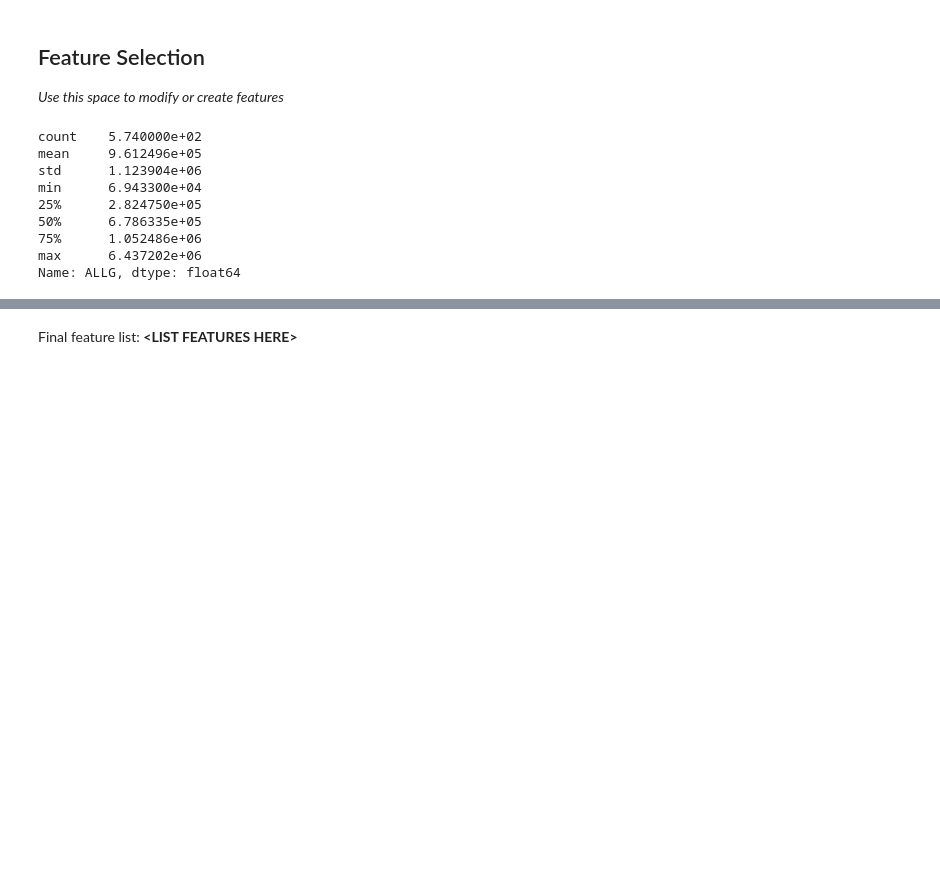
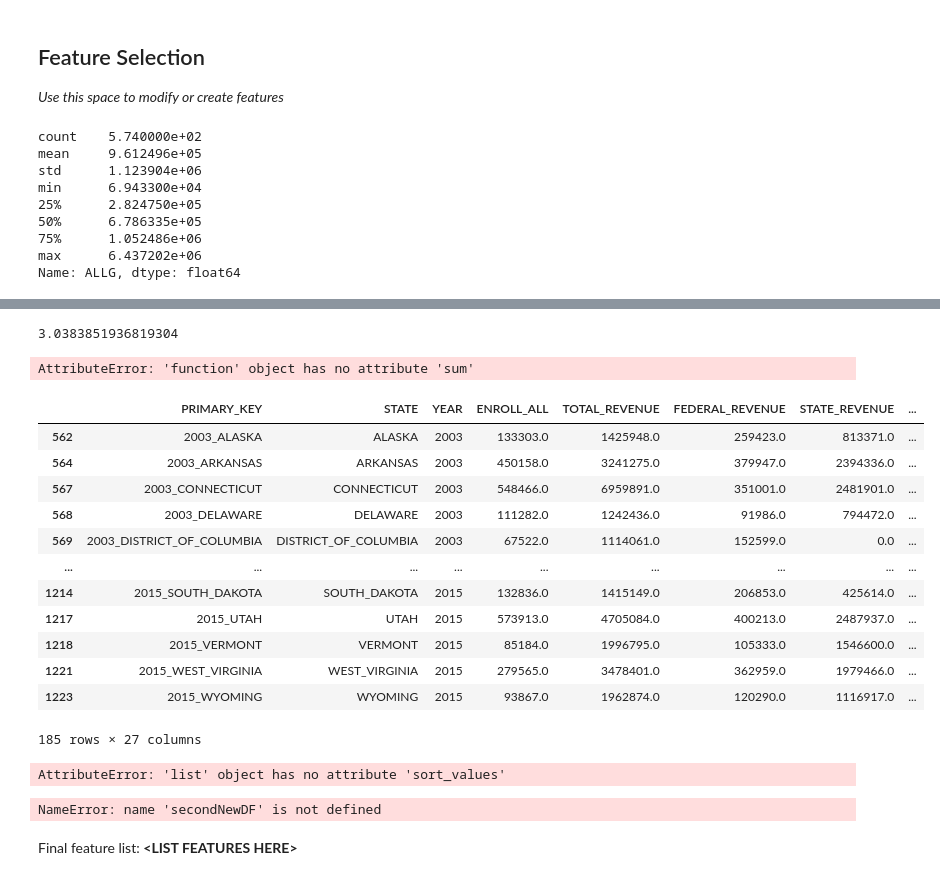
Before and after one commit to samriddhig/mdst_workshops, a Jupyter notebook: Workshop3/checkpoint3.ipynb, the cells around one changed output, grey strips where cells are left out. Saved outputs shown, nothing was run; the diff lists cells and outputs as text; code cells hidden in the pictures; blank space fills up the shorter version.

```diff
--- a/Workshop3/checkpoint3.ipynb
+++ b/Workshop3/checkpoint3.ipynb
@@ -241,0 +298,8 @@ dataFile["SCHOOL_SIZE"] = pd.cut(x = dataFile["ENROLL_ALL"], bins= [0, 70000, 10
+# %%
+dataFile["SUPPORT_SERVICES_EXPENDITURE_PER_STUDENT"].mean()
+# %% [output]
+3.0383851936819304
+# %%
+dataFile.isnull.sum()
+# %% [output]
+AttributeError: 'function' object has no attribute 'sum'
@@ -241,0 +308,17 @@ dataFile["SCHOOL_SIZE"] = pd.cut(x = dataFile["ENROLL_ALL"], bins= [0, 70000, 10
+# %%
+newDataFile = dataFile
+newDataFile
+# %% [output]
+|  | PRIMARY_KEY | STATE | YEAR | ENROLL_ALL | TOTAL_REVENUE | FEDERAL_REVENUE | STATE_REVENUE | ... |
+| 562 | 2003_ALASKA | ALASKA | 2003 | 133303.0 | 1425948.0 | 259423.0 | 813371.0 | ... |
+| 564 | 2003_ARKANSAS | ARKANSAS | 2003 | 450158.0 | 3241275.0 | 379947.0 | 2394336.0 | ... |
+| 567 | 2003_CONNECTICUT | CONNECTICUT | 2003 | 548466.0 | 6959891.0 | 351001.0 | 2481901.0 | ... |
+| 568 | 2003_DELAWARE | DELAWARE | 2003 | 111282.0 | 1242436.0 | 91986.0 | 794472.0 | ... |
+| 569 | 2003_DISTRICT_OF_COLUMBIA | DISTRICT_OF_COLUMBIA | 2003 | 67522.0 | 1114061.0 | 152599.0 | 0.0 | ... |
+| ... | ... | ... | ... | ... | ... | ... | ... | ... |
+| 1214 | 2015_SOUTH_DAKOTA | SOUTH_DAKOTA | 2015 | 132836.0 | 1415149.0 | 206853.0 | 425614.0 | ... |
+| 1217 | 2015_UTAH | UTAH | 2015 | 573913.0 | 4705084.0 | 400213.0 | 2487937.0 | ... |
+| 1218 | 2015_VERMONT | VERMONT | 2015 | 85184.0 | 1996795.0 | 105333.0 | 1546600.0 | ... |
+| 1221 | 2015_WEST_VIRGINIA | WEST_VIRGINIA | 2015 | 279565.0 | 3478401.0 | 362959.0 | 1979466.0 | ... |
+| 1223 | 2015_WYOMING | WYOMING | 2015 | 93867.0 | 1962874.0 | 120290.0 | 1116917.0 | ... |
+185 rows × 27 columns
@@ -242,3 +327,11 @@ dataFile["SCHOOL_SIZE"] = pd.cut(x = dataFile["ENROLL_ALL"], bins= [0, 70000, 10
+# %%
+secondNewDF = newDataFile.sort_values(by = ["AVG_READING_4_SCORE", "SUPPORT_SERVICES_EXPENDITURE_PER_STUDENT", "SCHOOL_SIZE"], ascending = True)
+# %% [output]
+AttributeError: 'list' object has no attribute 'sort_values'
+# %%
+secondNewDF[["AVG_READING_4_SCORE", "SUPPORT_SERVICES_EXPENDITURE_PER_STUDENT", "SCHOOL_SIZE"]]
+# %% [output]
+NameError: name 'secondNewDF' is not defined
 # %% [markdown]
 Final feature list: **<LIST FEATURES HERE\>**
 # %% [markdown]
```
Also changed, not shown: parts of 20 cells of this notebook.
